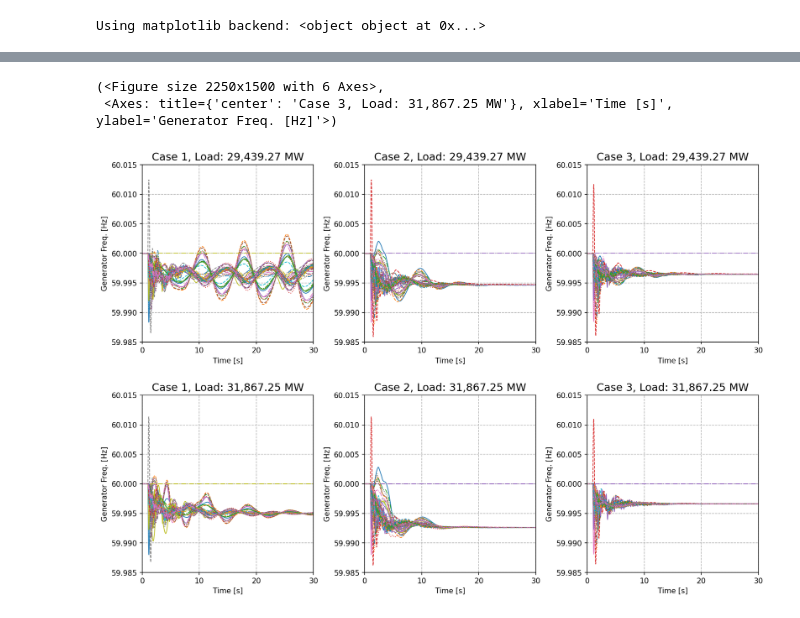
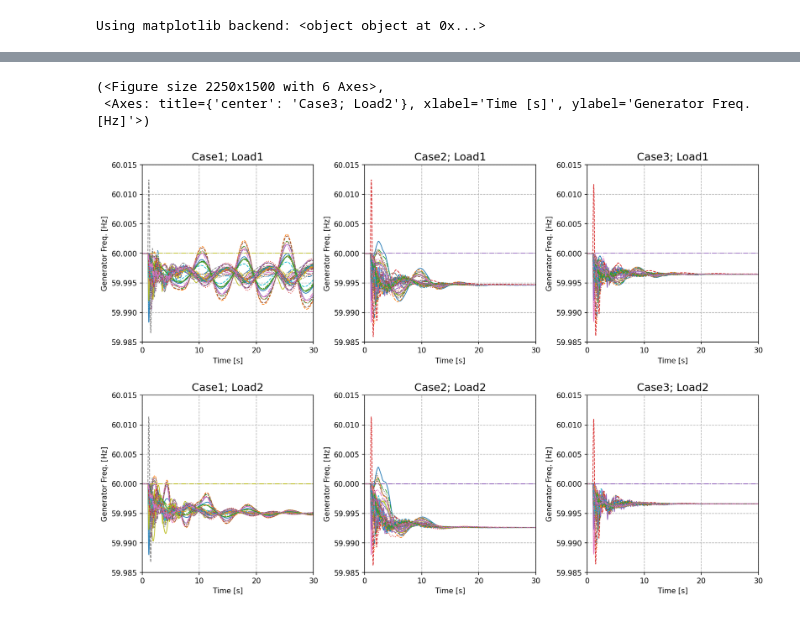
Before and after one commit to jinningwang/psal, a Jupyter notebook: src/notes/lmp/npcc_plot.ipynb, the cells around one changed output, grey strips where cells are left out. Cells and saved outputs as stored; diff of their text form; code cells hidden in the pictures.

```diff
--- a/src/notes/lmp/npcc_plot.ipynb
+++ b/src/notes/lmp/npcc_plot.ipynb
@@ -162,40 +162,40 @@ sasg1.TDS.plt.plot([sasg1.GENROU.omega, sasg1.GENCLS.omega],
                    ymin=fmin, ymax=fmax,
                    grid=True, right=right, fig=fig, ax=ax[0, 0],
                    show=False,
-                   title=f'Case 1, Load: {l1.round(2):,} MW')
+                   title='Case1; Load1')
 sasg2.TDS.plt.plot([sasg2.GENROU.omega, sasg2.GENCLS.omega],
                    ytimes=sasg2.config.freq, ylabel='Generator Freq. [Hz]',
                    ymin=fmin, ymax=fmax,
                    grid=True, right=right, fig=fig, ax=ax[1, 0],
                    show=False,
-                   title=f'Case 1, Load: {l2.round(2):,} MW')
+                   title='Case1; Load2')
 
 saibri1.TDS.plt.plot([saibri1.GENROU.omega, saibri1.GENCLS.omega, saibri1.REGCV1.omega],
                      ytimes=saibri1.config.freq, ylabel='Generator Freq. [Hz]',
                      ymin=fmin, ymax=fmax,
                      grid=True, right=right, fig=fig, ax=ax[0, 1],
                      show=False,
-                     title=f'Case 2, Load: {l1.round(2):,} MW')
+                     title='Case2; Load1')
 saibri2.TDS.plt.plot([saibri2.GENROU.omega, saibri2.GENCLS.omega, saibri2.REGCV1.omega],
                      ytimes=saibri2.config.freq, ylabel='Generator Freq. [Hz]',
                      ymin=fmin, ymax=fmax,
                      grid=True, right=right, fig=fig, ax=ax[1, 1],
                      show=False,
-                     title=f'Case 2, Load: {l2.round(2):,} MW')
+                     title='Case2; Load2')
 
 saibr1.TDS.plt.plot([saibr1.GENROU.omega, saibr1.GENCLS.omega, saibr1.REGCV1.omega],
                     ytimes=saibr1.config.freq, ylabel='Generator Freq. [Hz]',
                     ymin=fmin, ymax=fmax,
                     grid=True, right=right, fig=fig, ax=ax[0, 2],
                     show=False,
-                    title=f'Case 3, Load: {l1.round(2):,} MW')
+                    title='Case3; Load1')
 saibr2.TDS.plt.plot([saibr2.GENROU.omega, saibr2.GENCLS.omega, saibr2.REGCV1.omega],
                     ytimes=saibr2.config.freq, ylabel='Generator Freq. [Hz]',
                     ymin=fmin, ymax=fmax,
                     grid=True, right=right, fig=fig, ax=ax[1, 2],
                     show=False,
-                    title=f'Case 3, Load: {l2.round(2):,} MW')
+                    title='Case3; Load2')
 # %% [output]
 (<Figure size 2250x1500 with 6 Axes>,
- <Axes: title={'center': 'Case 3, Load: 31,867.25 MW'}, xlabel='Time [s]', ylabel='Generator Freq. [Hz]'>)
+ <Axes: title={'center': 'Case3; Load2'}, xlabel='Time [s]', ylabel='Generator Freq. [Hz]'>)
-[figure, old version]
+[figure, new version]
```
Also changed, not shown: parts of 4 cells of this notebook, 2 other files.
